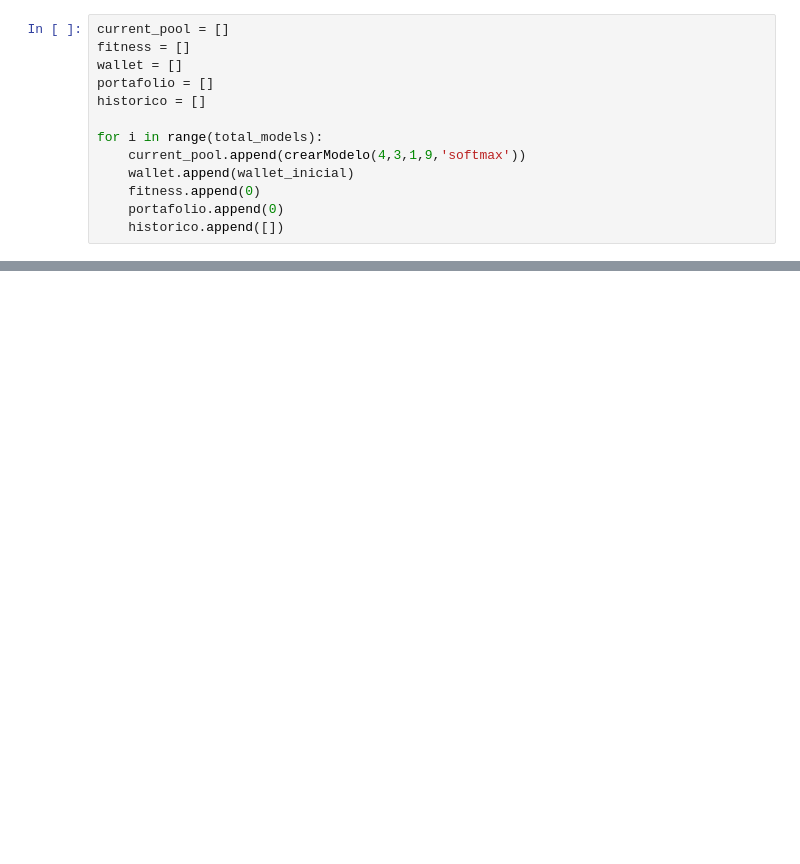
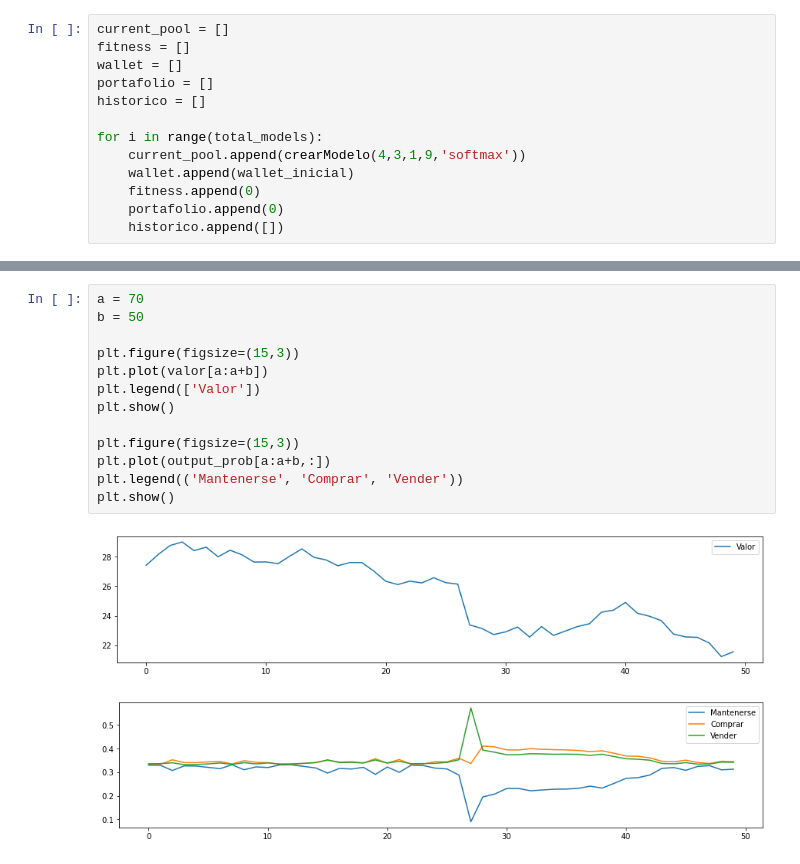
Before and after one commit to juanjaramillo98/genetic, a Jupyter notebook: Genetico.ipynb, the cells around one changed output, grey strips where cells are left out. Saved outputs shown, nothing was run; the diff lists cells and outputs as text; blank space fills up the shorter version.

```diff
--- a/Genetico.ipynb
+++ b/Genetico.ipynb
@@ -483,0 +282,16 @@ dinero: 103638.24752500001
+# %%
+a = 70
+b = 50
+
+plt.figure(figsize=(15,3))
+plt.plot(valor[a:a+b])
+plt.legend(['Valor'])
+plt.show()
+
+plt.figure(figsize=(15,3))
+plt.plot(output_prob[a:a+b,:])
+plt.legend(('Mantenerse', 'Comprar', 'Vender'))
+plt.show()
+# %% [output]
+[figure, added]
+[figure, added]
```
Also changed, not shown: parts of 15 cells of this notebook.
